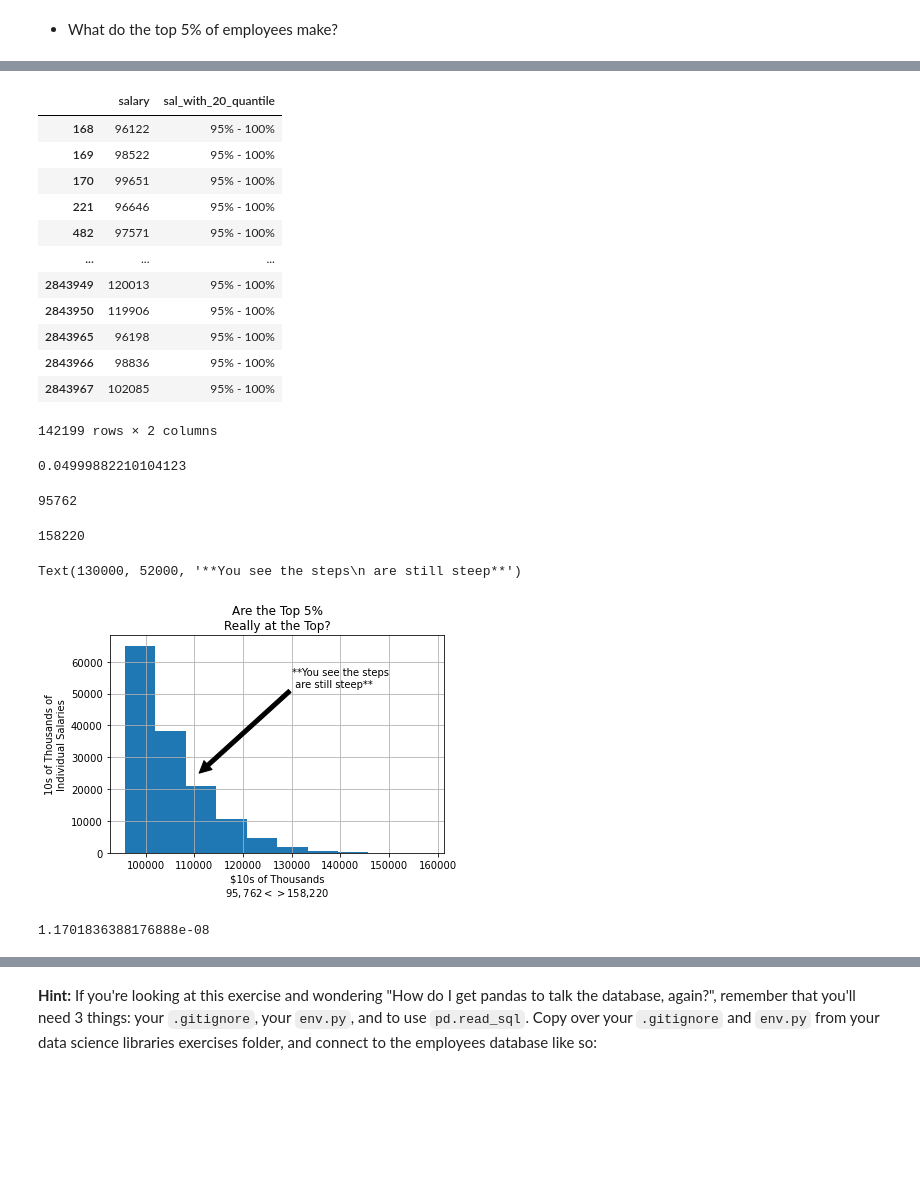
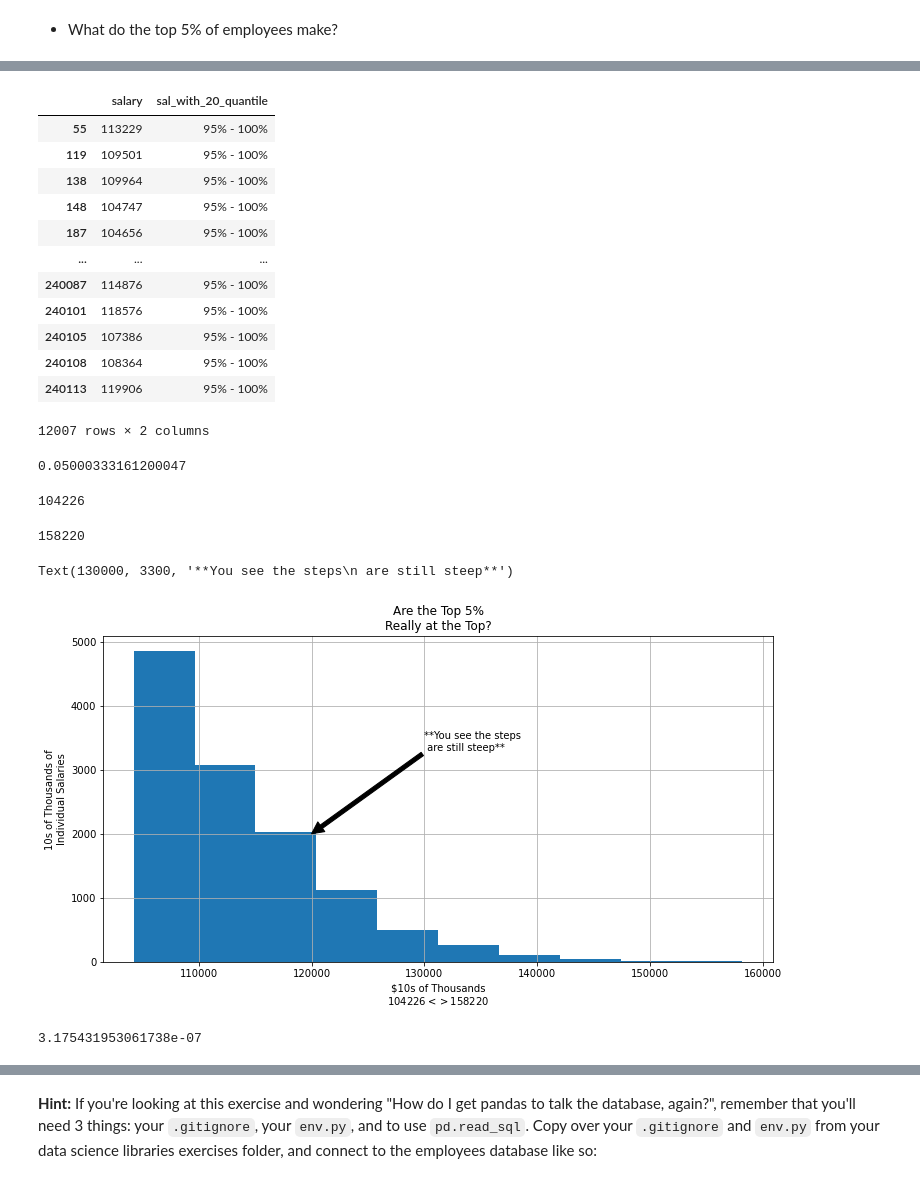
Before and after one commit to David-Howell/statistics-exercises, a Jupyter notebook: probability_distributions.ipynb, the cells around one changed output, grey strips where cells are left out. Saved outputs shown, nothing was run; the diff lists cells and outputs as text; code cells hidden in the pictures; blank space fills up the shorter version.

```diff
--- a/probability_distributions.ipynb
+++ b/probability_distributions.ipynb
@@ -207,7 +255,7 @@ Percent(line_length.cdf(16))
 # %% [markdown]
 7. Connect to the employees database and find the average salary of current employees, along with the standard deviation. For the following questions, calculate the answer based on modeling the employees salaries with a normal distribution defined by the calculated mean and standard deviation then compare this answer to the actual values present in the salaries dataset.
 # %%
-salaries = gdb('employees', 'SELECT s.salary FROM salaries s')
+salaries = gdb('employees', 'SELECT s.salary FROM salaries s WHERE s.to_date > NOW()')
 # %%
 # from env import get_db_url
 # %%
@@ -337,53 +399,53 @@ salaries
 salaries[salaries['sal_with_20_quantile'] == '95% - 100%']
 # %% [output]
 |  | salary | sal_with_20_quantile |
-| 168 | 96122 | 95% - 100% |
-| 169 | 98522 | 95% - 100% |
-| 170 | 99651 | 95% - 100% |
-| 221 | 96646 | 95% - 100% |
-| 482 | 97571 | 95% - 100% |
+| 55 | 113229 | 95% - 100% |
+| 119 | 109501 | 95% - 100% |
+| 138 | 109964 | 95% - 100% |
+| 148 | 104747 | 95% - 100% |
+| 187 | 104656 | 95% - 100% |
 | ... | ... | ... |
-| 2843949 | 120013 | 95% - 100% |
-| 2843950 | 119906 | 95% - 100% |
-| 2843965 | 96198 | 95% - 100% |
-| 2843966 | 98836 | 95% - 100% |
-| 2843967 | 102085 | 95% - 100% |
+| 240087 | 114876 | 95% - 100% |
+| 240101 | 118576 | 95% - 100% |
+| 240105 | 107386 | 95% - 100% |
+| 240108 | 108364 | 95% - 100% |
+| 240113 | 119906 | 95% - 100% |
-142199 rows × 2 columns
+12007 rows × 2 columns
 # %%
 (salaries['sal_with_20_quantile'] == '95% - 100%').mean()
 # %% [output]
-0.04999882210104123
+0.05000333161200047
 # %%
 top_5 = salaries[salaries['sal_with_20_quantile'] == '95% - 100%']
 # %%
 top_5['salary'].min()
 # %% [output]
-95762
+104226
 # %%
 top_5['salary'].max()
 # %% [output]
 158220
 # %%
-plt.figsize=(12,6)
+plt.figure(figsize=(12,6))
 
 top_5.salary.hist()
 plt.title(f'Are the Top 5%\nReally at the Top?')
-plt.xlabel('$10s of Thousands\n$95,762<>$158,220')
+plt.xlabel(f'$10s of Thousands\n${top_5["salary"].min()}<>${top_5["salary"].max()}')
 plt.ylabel('10s of Thousands of\nIndividual Salaries')
 plt.annotate('**You see the steps\n are still steep**',
-             xy = (111_000, 25_000),
-             xytext = (130_000, 52_000),
+             xy = (120_000, 2_000),
+             xytext = (130_000, 3_300),
              arrowprops=dict(facecolor='black')
             )
 
 # plt.arrow(130_000, 55_000, -20_000, -30_000)
 # %% [output]
-Text(130000, 52000, '**You see the steps\n are still steep**')
+Text(130000, 3300, '**You see the steps\n are still steep**')
-[figure, old version]
+[figure, new version]
 # %%
 sal_dist.sf(158_220)
 # %% [output]
-1.1701836388176888e-08
+3.175431953061738e-07
 # %%
 salaries[['salary']].hist()
 # %% [output]
```
Also changed, not shown: parts of 44 cells of this notebook.
